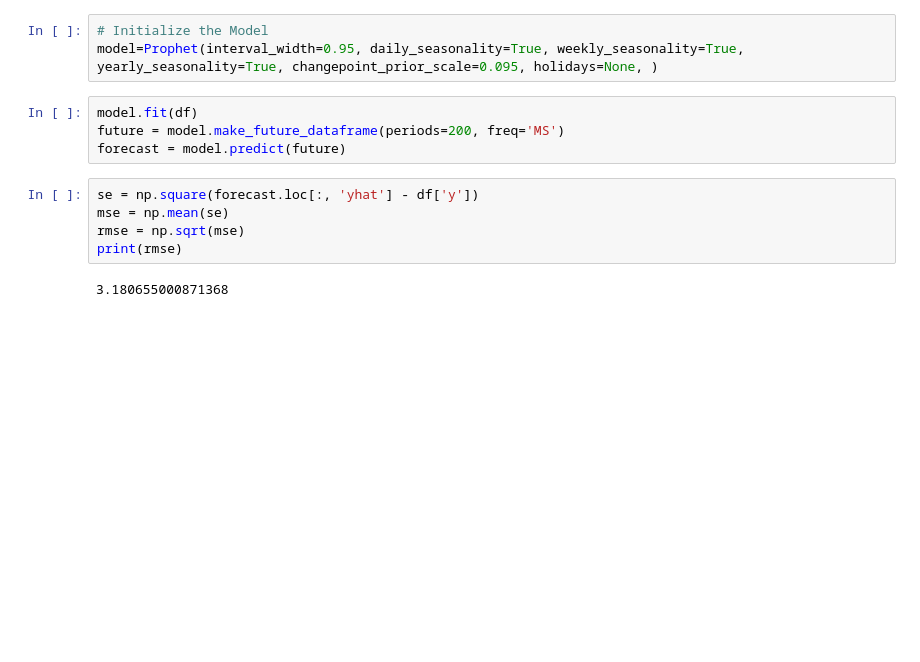
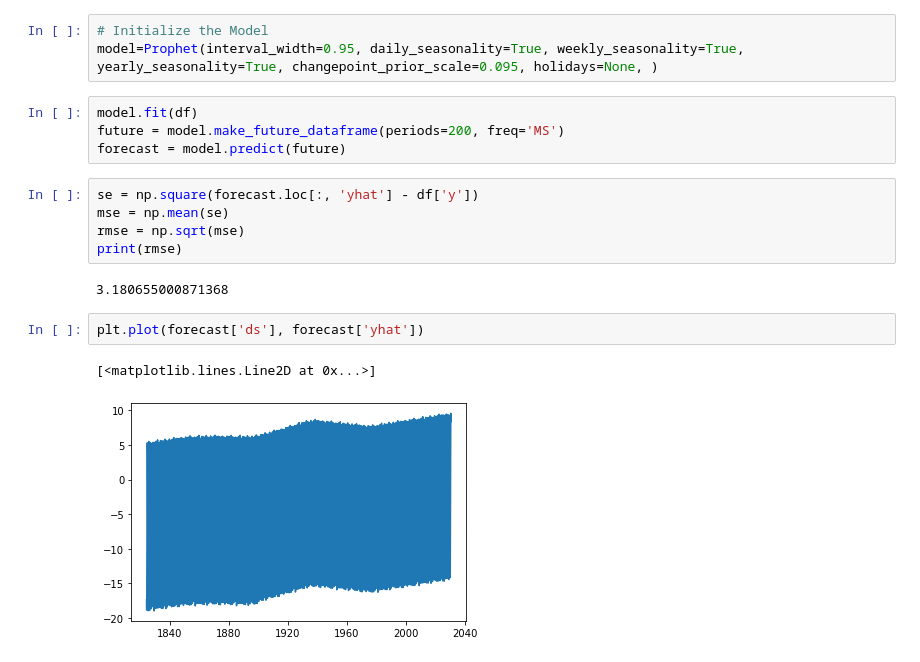
Before and after one commit to ozerm/GlobalWarming, a Jupyter notebook: Time series analysis.ipynb, the cells around one changed output. Cells and saved outputs as stored; diff of their text form; blank space fills up the shorter version.

```diff
--- a/Time series analysis.ipynb
+++ b/Time series analysis.ipynb
@@ -548,3 +548,8 @@ rmse = np.sqrt(mse)
 print(rmse)
 # %% [output]
 3.180655000871368
+# %%
+plt.plot(forecast['ds'], forecast['yhat'])
+# %% [output]
+[<matplotlib.lines.Line2D at 0x...>]
+[figure, added]
```
